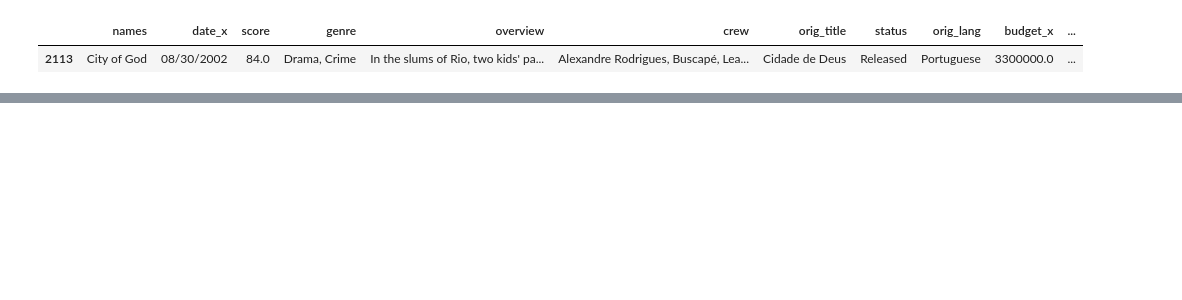
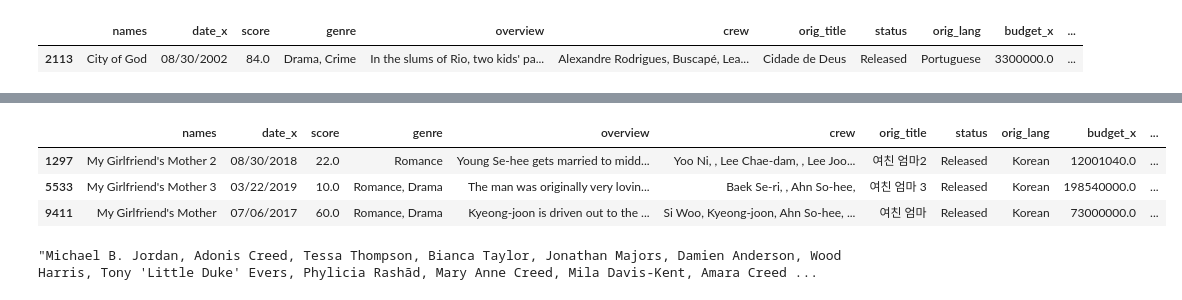
Before and after one commit to ClaudiaSobral/treinamento-dados-end-to-end, a Jupyter notebook: notebooks/01_EDA.ipynb, the cells around one changed output, grey strips where cells are left out. Drawn from its saved outputs; the diff is of its cells as text; code cells hidden in the pictures; blank space fills up the shorter version.

```diff
--- a/notebooks/01_EDA.ipynb
+++ b/notebooks/01_EDA.ipynb
@@ -123,3 +192,14 @@ df[df['names'].str.contains('Room')]
 | 8908 | The Roommate | 02/04/2011 | 54.0 | Thriller, Drama, Horror | When Sara, a young design student... | Leighton Meester, Rebecca Evans, ... | The Roommate | Released | English | 16000000.0 | ... |
 | 9734 | Marvin's Room | 12/18/1996 | 67.0 | Drama | A leukemia patient attempts to en... | Meryl Streep, Lee Wakefield Lacke... | Marvin's Room | Released | English | 23000000.0 | ... |
 | 10084 | Fermat's Room | 10/07/2007 | 66.0 | Mystery, Thriller | Four mathematicians who do not kn... | Lluís Homar, Hilbert, Santi Millá... | La Habitación de Fermat | Released | Spanish, Castilian | 118154097.6 | ... |
+# %%
+df[df['names'].str.contains("Girlfriend's")]
+# %% [output]
+|  | names | date_x | score | genre | overview | crew | orig_title | status | orig_lang | budget_x | ... |
+| 1297 | My Girlfriend's Mother 2 | 08/30/2018 | 22.0 | Romance | Young Se-hee gets married to midd... | Yoo Ni, , Lee Chae-dam, , Lee Joo... | 여친 엄마2 | Released | Korean | 12001040.0 | ... |
+| 5533 | My Girlfriend's Mother 3 | 03/22/2019 | 10.0 | Romance, Drama | The man was originally very lovin... | Baek Se-ri, , Ahn So-hee, | 여친 엄마 3 | Released | Korean | 198540000.0 | ... |
+| 9411 | My Girlfriend's Mother | 07/06/2017 | 60.0 | Romance, Drama | Kyeong-joon is driven out to the ... | Si Woo, Kyeong-joon, Ahn So-hee, ... | 여친 엄마 | Released | Korean | 73000000.0 | ... |
+# %%
+df['crew'][0]
+# %% [output]
+"Michael B. Jordan, Adonis Creed, Tessa Thompson, Bianca Taylor, Jonathan Majors, Damien Anderson, Wood Harris, Tony 'Little Duke' Evers, Phylicia Rashād, Mary Anne Creed, Mila Davis-Kent, Amara Creed ...
```
Also changed, not shown: parts of 12 cells of this notebook, 1 other file.
